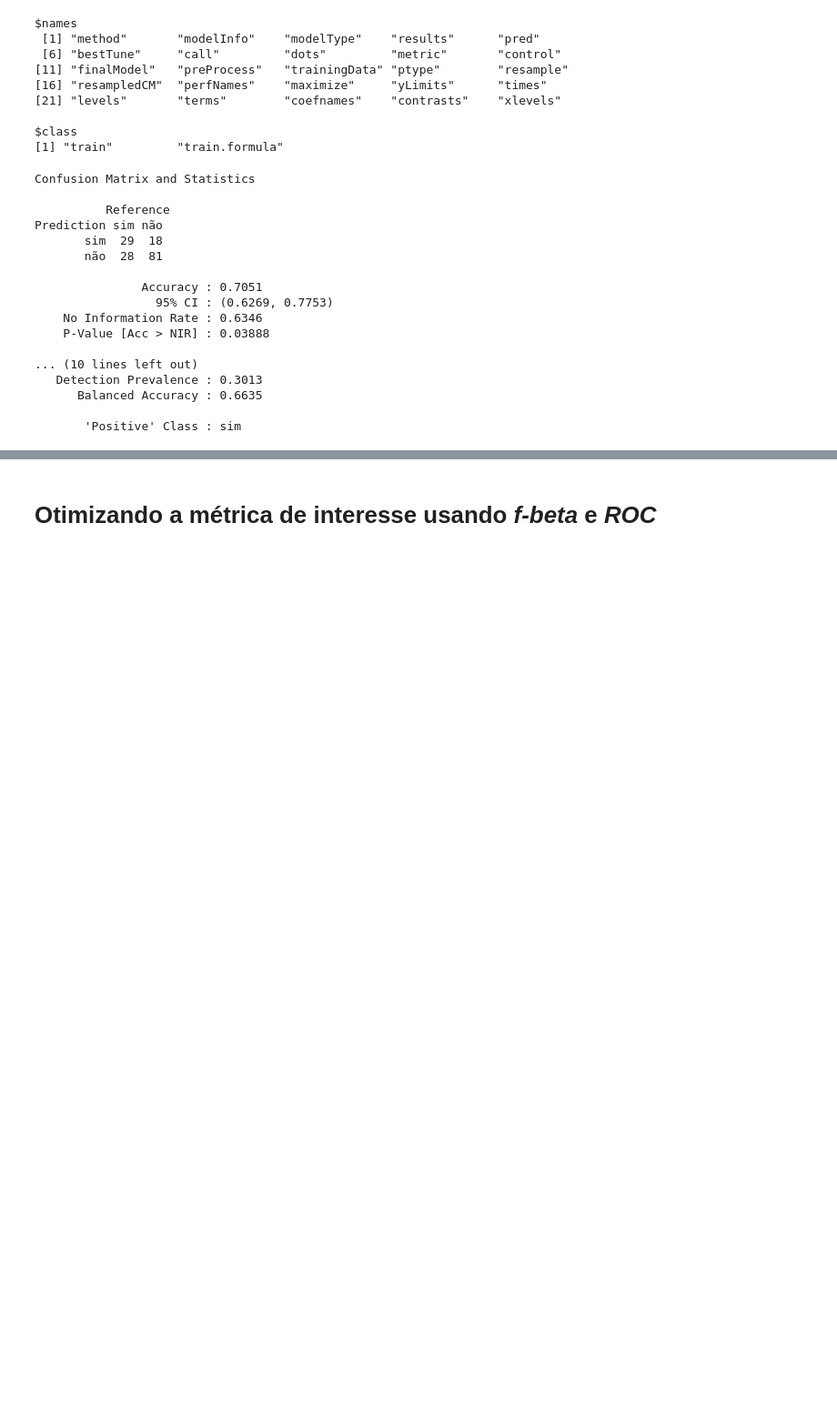
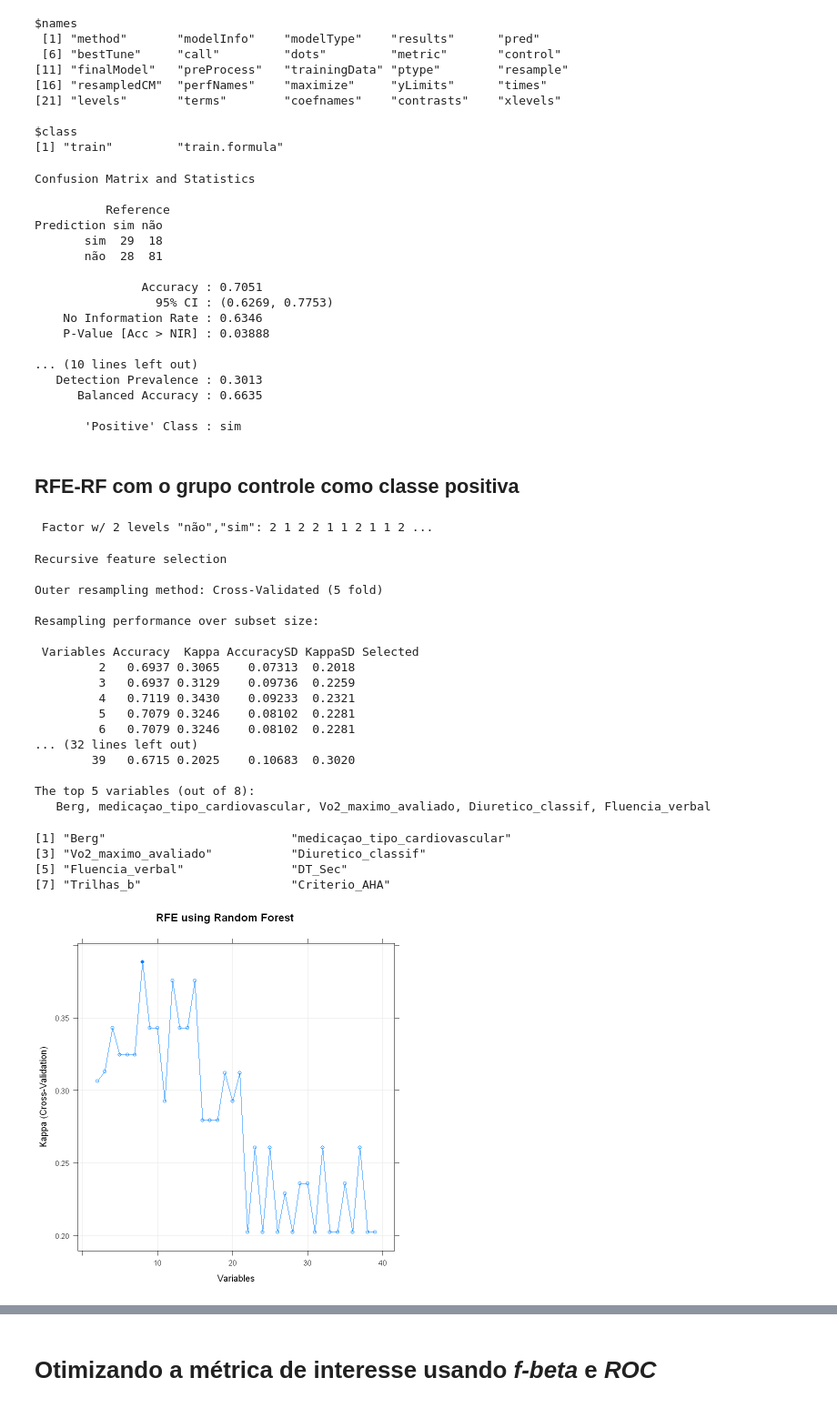
Before and after one commit to RenanBaltar/Analises_Heitor, a Jupyter notebook: Analise_Heitor_tese.ipynb, the cells around one changed output, grey strips where cells are left out. Shown: that part at 91% size. Saved outputs shown, nothing was run; the diff lists cells and outputs as text; code cells hidden in the pictures; blank space fills up the shorter version.

```diff
--- a/Analise_Heitor_tese.ipynb
+++ b/Analise_Heitor_tese.ipynb
@@ -750,3 +753,44 @@ Prediction sim não
       Balanced Accuracy : 0.6635
 
        'Positive' Class : sim
+# %% [markdown]
+## RFE-RF com o grupo controle como classe positiva
+# %%
+#Alterando a classe de referência (sim -> não) #Sim=2
+BD2 <- within(BD, Caidor <- relevel(Caidor, ref = "não"))
+str(BD2$Caidor)
+# %% [output]
+ Factor w/ 2 levels "não","sim": 2 1 2 2 1 1 2 1 1 2 ...
+# %%
+set.seed(1)
+controle <- rfeControl(functions=rfFuncs, method="cv", number=5)
+set.seed(2)
+resultados <- rfe(BD2[,2:40], BD2[[1]], sizes=c(2:40),rfeControl=controle,metric="Kappa") #Classes desbalanceadas
+print(resultados)
+#list the chosen features
+predictors(resultados)
+#plot the results
+plot(resultados, type=c("g", "o"),main="RFE using Random Forest")
+# %% [output]
+Recursive feature selection
+
+Outer resampling method: Cross-Validated (5 fold)
+
+Resampling performance over subset size:
+
+ Variables Accuracy  Kappa AccuracySD KappaSD Selected
+         2   0.6937 0.3065    0.07313  0.2018
+         3   0.6937 0.3129    0.09736  0.2259
+         4   0.7119 0.3430    0.09233  0.2321
+         5   0.7079 0.3246    0.08102  0.2281
+         6   0.7079 0.3246    0.08102  0.2281
+... (32 lines left out)
+        39   0.6715 0.2025    0.10683  0.3020
+
+The top 5 variables (out of 8):
+   Berg, medicaçao_tipo_cardiovascular, Vo2_maximo_avaliado, Diuretico_classif, Fluencia_verbal
+[1] "Berg"                          "medicaçao_tipo_cardiovascular"
+[3] "Vo2_maximo_avaliado"           "Diuretico_classif"
+[5] "Fluencia_verbal"               "DT_Sec"
+[7] "Trilhas_b"                     "Criterio_AHA"
+[figure, added]
```
Also changed, not shown: parts of 20 cells of this notebook, 1 other file.
